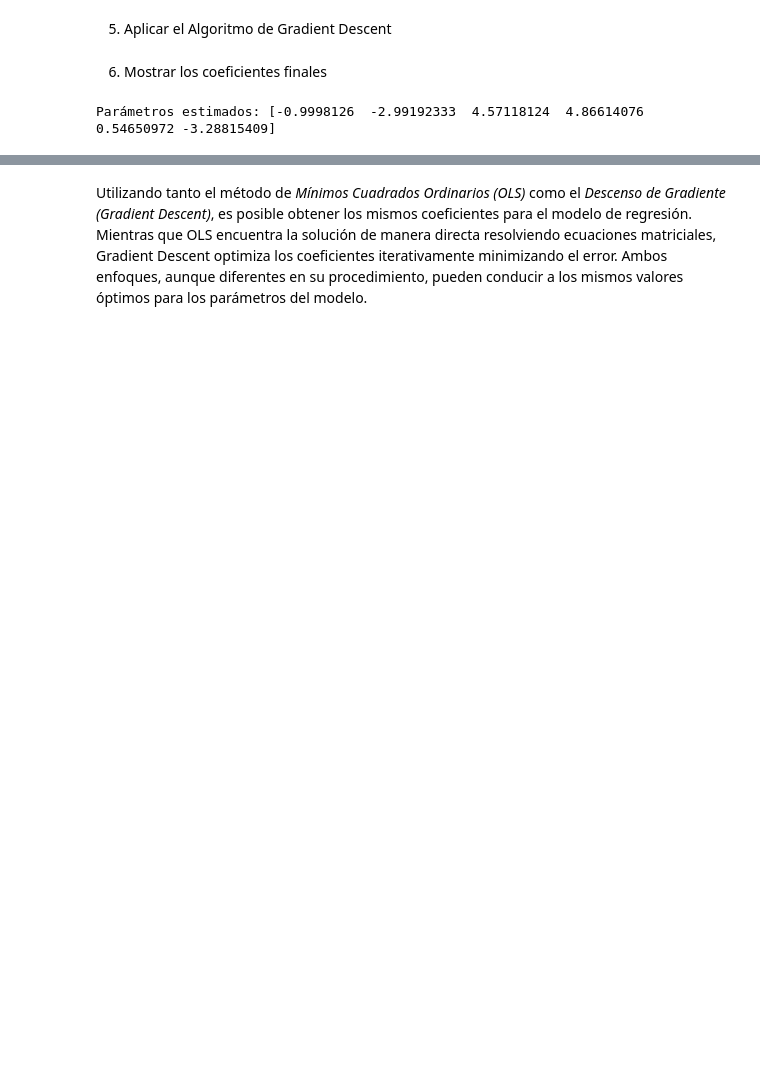
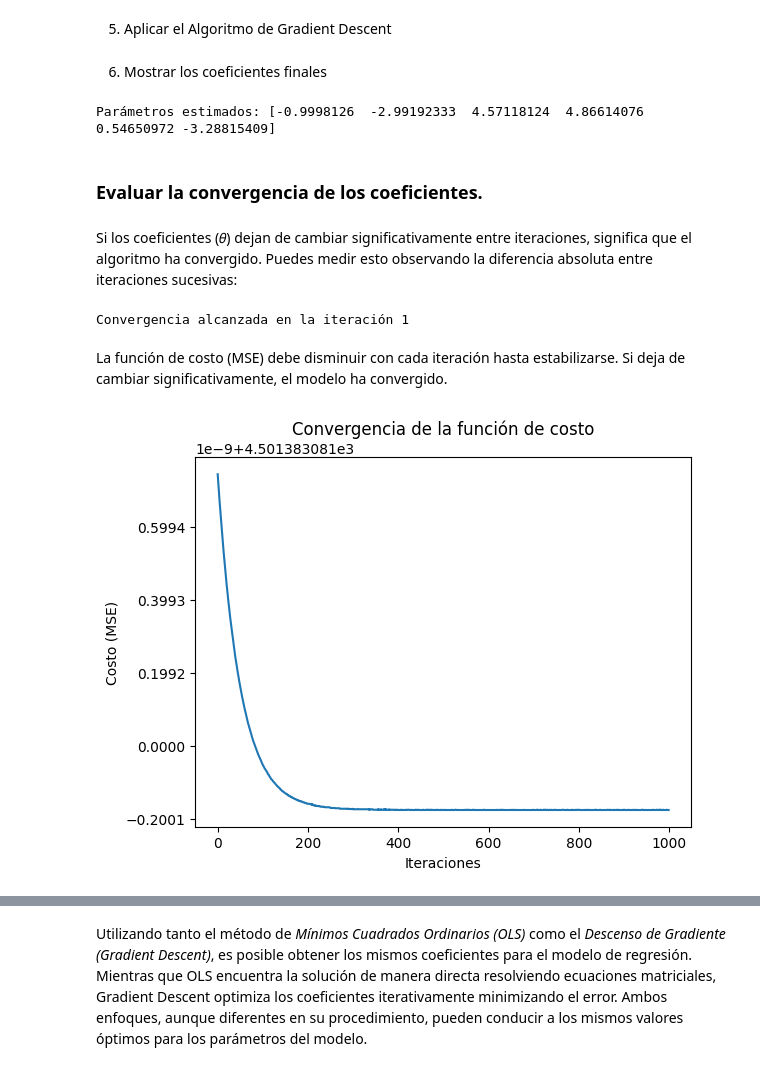
Before and after one commit to Juanart15/ActividadOLSyGradiente, a Jupyter notebook: actividad.ipynb, the cells around one changed output, grey strips where cells are left out. Saved outputs shown, nothing was run; the diff lists cells and outputs as text; code cells hidden in the pictures; blank space fills up the shorter version.

Commit message:
convergencia

```diff
--- a/actividad.ipynb
+++ b/actividad.ipynb
@@ -305,3 +307,53 @@ for i in range(epochs):
 print(f"Parámetros estimados: {theta}")
 # %% [output]
 Parámetros estimados: [-0.9998126  -2.99192333  4.57118124  4.86614076  0.54650972 -3.28815409]
+# %% [markdown]
+### Evaluar la convergencia de los coeficientes.
+# %% [markdown]
+Si los coeficientes (𝜃) dejan de cambiar significativamente entre iteraciones, significa que el algoritmo ha convergido. Puedes medir esto observando la diferencia absoluta entre iteraciones sucesivas:
+# %%
+import numpy as np
+
+# Definir un umbral de convergencia (por ejemplo, 1e-6)
+tolerance = 1e-6
+
+# Almacenar valores previos de theta
+theta_old = np.zeros(theta.shape)
+
+for i in range(epochs):
+    y_pred = X.dot(theta)
+    error = y_pred - y
+    gradient = (1/m) * X.T.dot(error)
+    theta -= alpha * gradient  # Actualización de coeficientes
+
+    # Comprobar si los coeficientes han convergido
+    if np.linalg.norm(theta - theta_old, ord=2) < tolerance:
+        print(f"Convergencia alcanzada en la iteración {i}")
+        break
+
+    theta_old = theta.copy()  # Actualizar theta_old para la siguiente iteración
+# %% [output]
+Convergencia alcanzada en la iteración 1
+# %% [markdown]
+La función de costo (MSE) debe disminuir con cada iteración hasta estabilizarse. Si deja de cambiar significativamente, el modelo ha convergido.
+# %%
+import matplotlib.pyplot as plt
+
+cost_history = []
+
+for i in range(epochs):
+    y_pred = X.dot(theta)
+    error = y_pred - y
+    cost = (1/(2*m)) * np.sum(error**2)  # MSE
+    cost_history.append(cost)
+    gradient = (1/m) * X.T.dot(error)
+    theta -= alpha * gradient
+
+# Graficar la función de costo
+plt.plot(range(len(cost_history)), cost_history)
+plt.xlabel("Iteraciones")
+plt.ylabel("Costo (MSE)")
+plt.title("Convergencia de la función de costo")
+plt.show()
+# %% [output]
+[figure, added]
```
Also changed, not shown: parts of 4 cells of this notebook.
